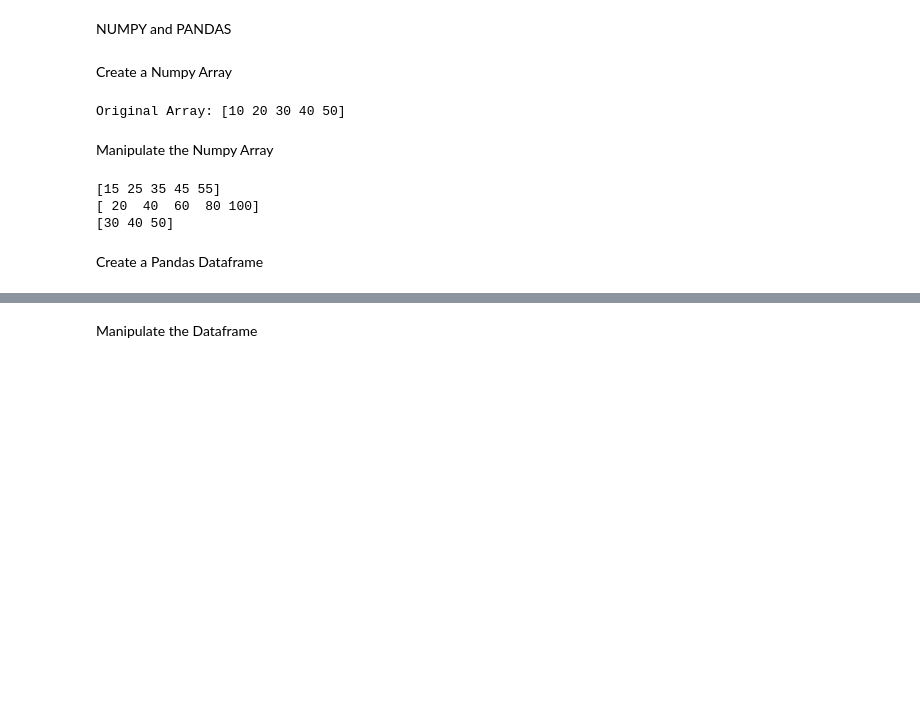
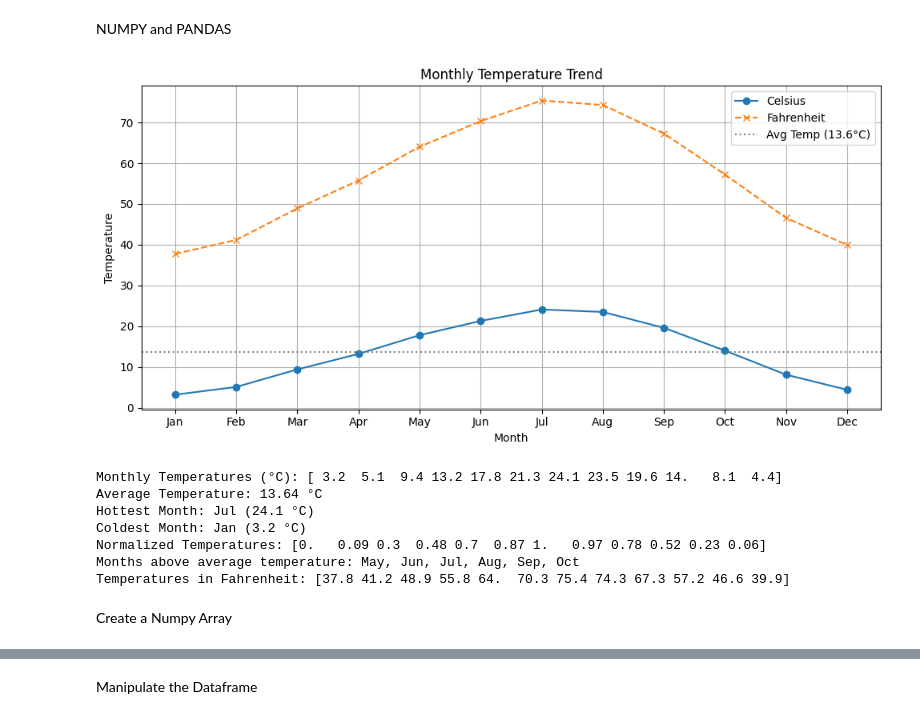
Before and after one commit to omsai1682/Python-Lab, a Jupyter notebook: lab_2.ipynb, the cells around one changed output, grey strips where cells are left out. Drawn from its saved outputs; the diff is of its cells as text; code cells hidden in the pictures; blank space fills up the shorter version.

```diff
--- a/lab_2.ipynb
+++ b/lab_2.ipynb
@@ -8,19 +5,51 @@ import pandas as pd
+# %%
+import numpy as np
+import matplotlib.pyplot as plt
+
+
+monthly_temps_c = np.array([3.2, 5.1, 9.4, 13.2, 17.8, 21.3, 24.1, 23.5, 19.6, 14.0, 8.1, 4.4])
+
+avg_temp = np.mean(monthly_temps_c)
+
+hottest_month_index = np.argmax(monthly_temps_c)
+coldest_month_index = np.argmin(monthly_temps_c)
+
+months = np.array(['Jan', 'Feb', 'Mar', 'Apr', 'May', 'Jun',
+                   'Jul', 'Aug', 'Sep', 'Oct', 'Nov', 'Dec'])
+
+normalized_temps = (monthly_temps_c - monthly_temps_c.min()) / (monthly_temps_c.max() - monthly_temps_c.min())
+
+above_avg_indices = np.where(monthly_temps_c > avg_temp)[0]
+above_avg_months = months[above_avg_indices]
+
+monthly_temps_f = monthly_temps_c * 9/5 + 32
+
+plt.figure(figsize=(10, 5))
+plt.plot(months, monthly_temps_c, marker='o', label='Celsius')
+plt.plot(months, monthly_temps_f, marker='x', linestyle='--', label='Fahrenheit')
+plt.axhline(avg_temp, color='gray', linestyle=':', label=f'Avg Temp ({avg_temp:.1f}°C)')
+plt.title("Monthly Temperature Trend")
+plt.xlabel("Month")
+plt.ylabel("Temperature")
+plt.legend()
+plt.grid(True)
+plt.tight_layout()
+plt.show()
+print("Monthly Temperatures (°C):", monthly_temps_c)
+print(f"Average Temperature: {avg_temp:.2f} °C")
+print(f"Hottest Month: {months[hottest_month_index]} ({monthly_temps_c[hottest_month_index]} °C)")
+print(f"Coldest Month: {months[coldest_month_index]} ({monthly_temps_c[coldest_month_index]} °C)")
+print("Normalized Temperatures:", normalized_temps.round(2))
+print("Months above average temperature:", ", ".join(above_avg_months))
+print("Temperatures in Fahrenheit:", monthly_temps_f.round(1))
+# %% [output]
+[figure, added]
+Monthly Temperatures (°C): [ 3.2  5.1  9.4 13.2 17.8 21.3 24.1 23.5 19.6 14.   8.1  4.4]
+Average Temperature: 13.64 °C
+Hottest Month: Jul (24.1 °C)
+Coldest Month: Jan (3.2 °C)
+Normalized Temperatures: [0.   0.09 0.3  0.48 0.7  0.87 1.   0.97 0.78 0.52 0.23 0.06]
+Months above average temperature: May, Jun, Jul, Aug, Sep, Oct
+Temperatures in Fahrenheit: [37.8 41.2 48.9 55.8 64.  70.3 75.4 74.3 67.3 57.2 46.6 39.9]
 # %% [markdown]
 Create a Numpy Array
-# %%
-arr =np.array([10,20,30,40,50])
-print('Original Array:',arr)
-# %% [output]
-Original Array: [10 20 30 40 50]
-# %% [markdown]
-Manipulate the Numpy Array
-# %%
-print(arr+5)
-print(arr*2)
-print(arr[arr>25])
-# %% [output]
-[15 25 35 45 55]
-[ 20  40  60  80 100]
-[30 40 50]
-# %% [markdown]
-Create a Pandas Dataframe
```
Also changed, not shown: parts of 3 cells of this notebook.
